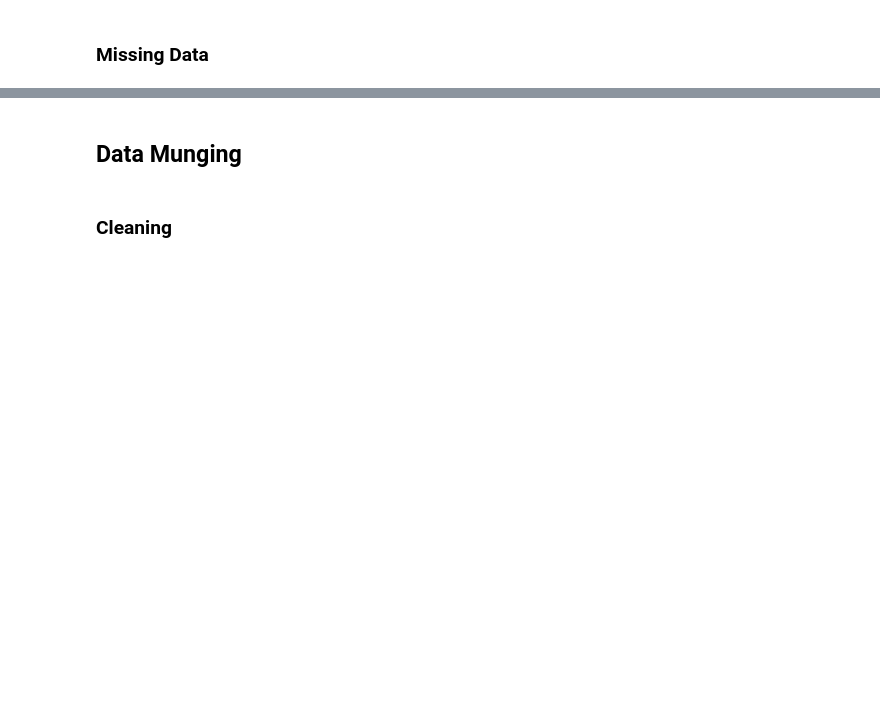
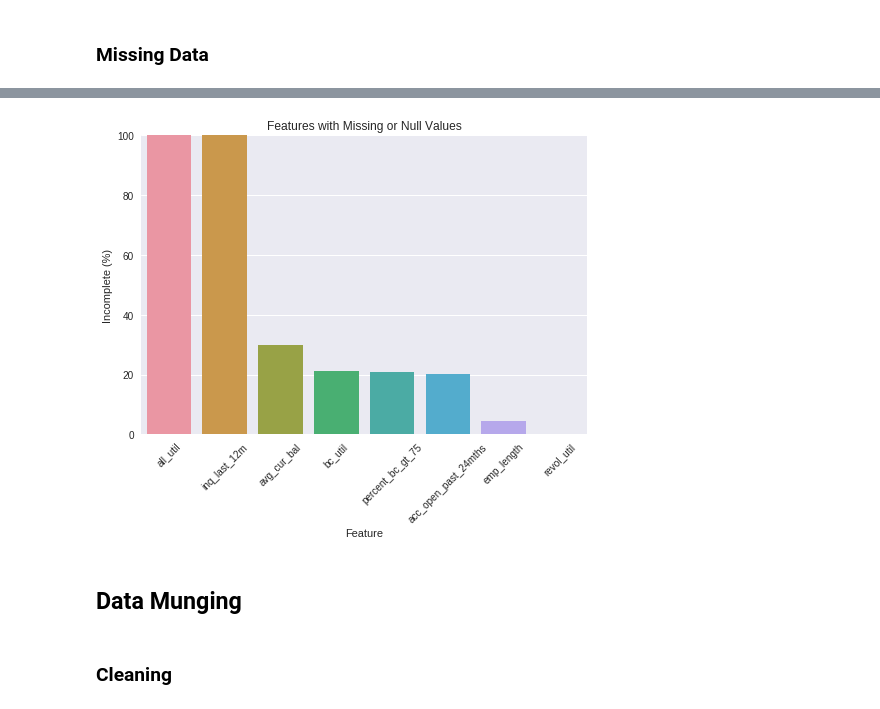
Before and after one commit to vnaidu/loan-default-classifier, a Jupyter notebook: loan-status.ipynb, the cells around one changed output, grey strips where cells are left out. Saved outputs shown, nothing was run; the diff lists cells and outputs as text; code cells hidden in the pictures; blank space fills up the shorter version.

Commit message:
Load Dataset and Analyze Incomplete Features

```diff
--- a/loan-status.ipynb
+++ b/loan-status.ipynb
@@ -76,3 +78,5 @@ div.output_png {
+# %%
+dataset = load_dataset()
 # %% [markdown]
 ## Exploration
 # %% [markdown]
@@ -80,2 +101,40 @@ div.output_png {
 # %% [markdown]
 ### Missing Data
+# %%
+def calc_incomplete_stats(dataset):
+    warnings.filterwarnings("ignore", 'This pattern has match groups')
+    missing_data = pd.DataFrame(index=dataset.columns)
+    missing_data['Null'] = dataset.isnull().sum()
+    missing_data['NA_or_Missing'] = (
+        dataset.apply(lambda col: (col.str.contains('(^$|n/a|^na$|^%$)', case=False).sum()))
+        .fillna(0).astype(int))
+    missing_data['Incomplete'] = ((missing_data.Null + missing_data.NA_or_Missing) / len(dataset))
+    incomplete_stats = ((missing_data[(missing_data > 0).any(axis=1)])
+                        .sort_values('Incomplete', ascending=False))
+    return incomplete_stats
+
+def display_incomplete_stats(incomplete_stats):
+    stats = incomplete_stats.copy()
+    df_incomplete = (
+        stats.style
+        .set_caption('Missing')
+        .background_gradient(cmap=sns.light_palette("orange", as_cmap=True),
+                             low=0, high=1, subset=['Null', 'NA_or_Missing'])
+        .background_gradient(cmap=sns.light_palette("red", as_cmap=True),
+                             low=0, high=.6, subset=['Incomplete'])
+        .format({'Null': '{:,}', 'NA_or_Missing': '{:,}', 'Incomplete': '{:.1%}'}))
+    display(df_incomplete)
+
+def plot_incomplete_stats(incomplete_stats, ylim_range=(0, 100)):
+    stats = incomplete_stats.copy()
+    stats.Incomplete = stats.Incomplete * 100
+    _ = sns.barplot(x=stats.index.tolist(), y=stats.Incomplete.tolist())
+    for item in _.get_xticklabels():
+        item.set_rotation(45)
+    _.set(xlabel='Feature', ylabel='Incomplete (%)',
+          title='Features with Missing or Null Values',
+          ylim=ylim_range)
+    plt.show()
+# %%
+incomplete_stats = load_dataset().pipe(calc_incomplete_stats)
+display_incomplete_stats(incomplete_stats)
@@ -82,3 +152,7 @@ div.output_png {
+# %%
+plot_incomplete_stats(incomplete_stats)
+# %% [output]
+[figure, added]
 # %% [markdown]
 ## Data Munging
 # %% [markdown]
```
Also changed, not shown: parts of 5 cells of this notebook.
